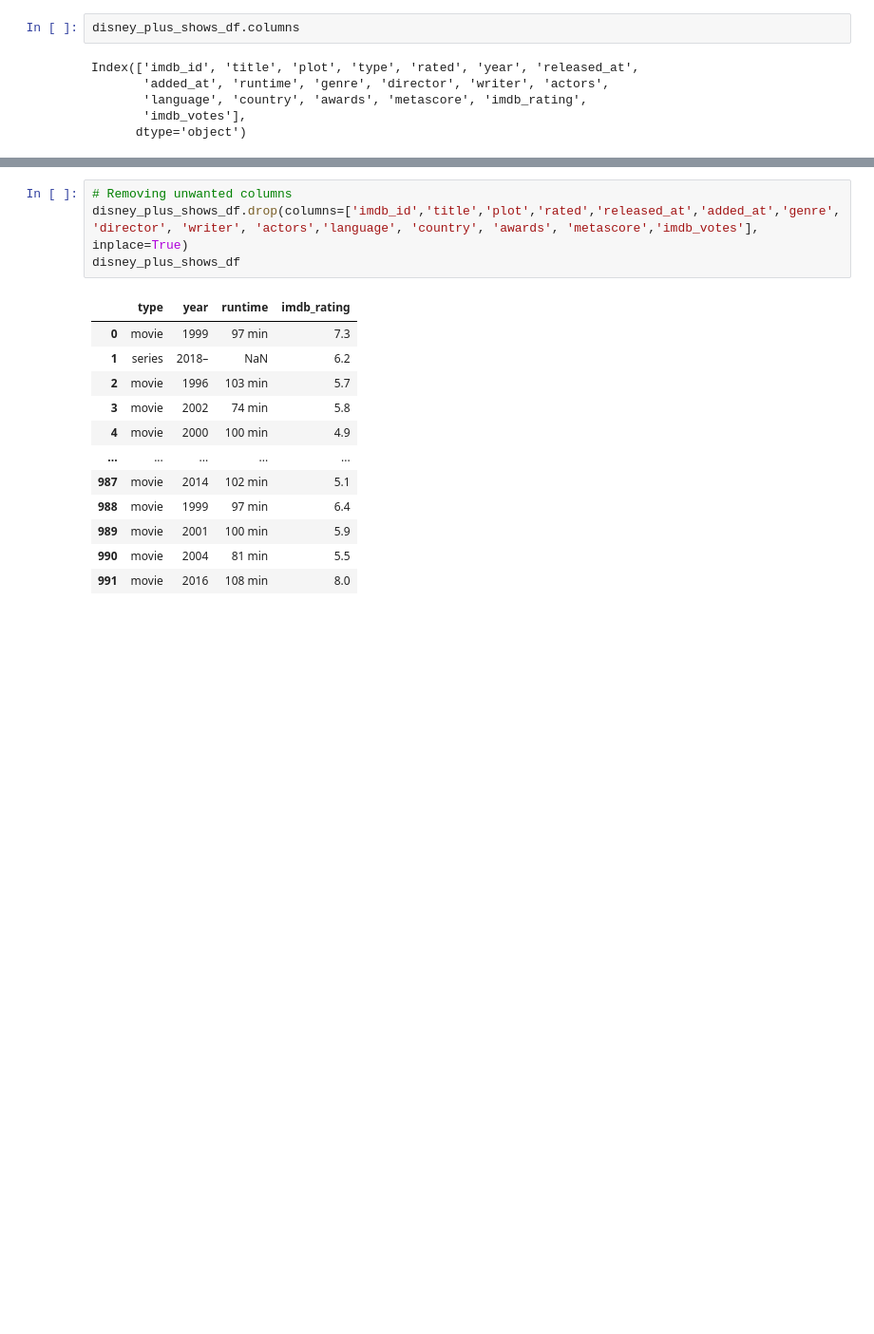
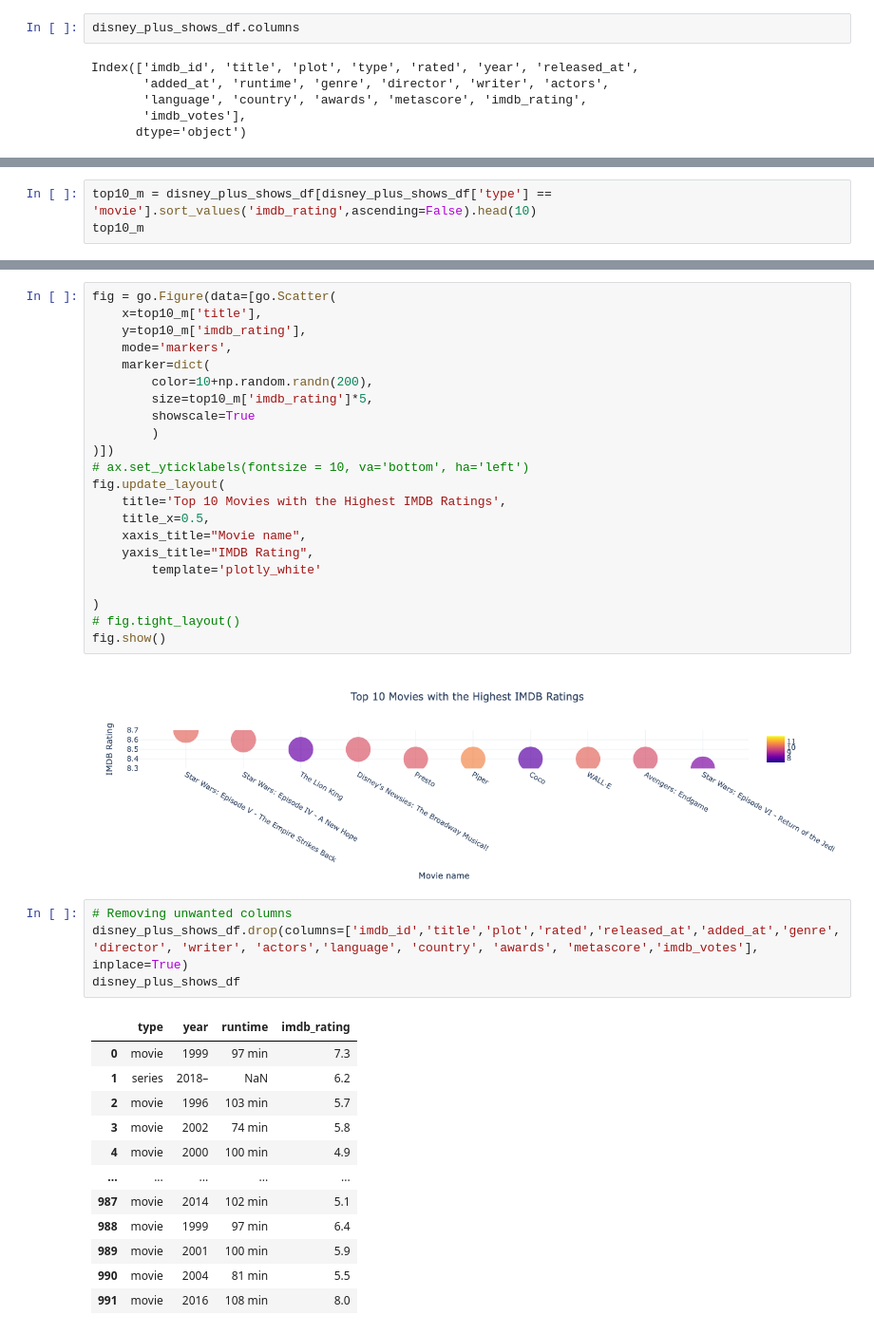
Before and after one commit to nithiyasuresh/Disney_project, a Jupyter notebook: initial.ipynb, the cells around one changed output, grey strips where cells are left out. Shown at 95% size. Cells and saved outputs as stored; diff of their text form; blank space fills up the shorter version.

```diff
--- a/initial.ipynb
+++ b/initial.ipynb
@@ -53,0 +113,3 @@ Index(['imdb_id', 'title', 'plot', 'type', 'rated', 'year', 'released_at',
+# %%
+top10_m = disney_plus_shows_df[disney_plus_shows_df['type'] == 'movie'].sort_values('imdb_rating',ascending=False).head(10)
+top10_m
@@ -54,3 +128,27 @@ Index(['imdb_id', 'title', 'plot', 'type', 'rated', 'year', 'released_at',
+# %%
+fig = go.Figure(data=[go.Scatter(
+    x=top10_m['title'],
+    y=top10_m['imdb_rating'],
+    mode='markers',
+    marker=dict(
+        color=10+np.random.randn(200),
+        size=top10_m['imdb_rating']*5,
+        showscale=True
+        )
+)])
+# ax.set_yticklabels(fontsize = 10, va='bottom', ha='left')
+fig.update_layout(
+    title='Top 10 Movies with the Highest IMDB Ratings',
+    title_x=0.5,
+    xaxis_title="Movie name",
+    yaxis_title="IMDB Rating",
+        template='plotly_white'
+
+)
+# fig.tight_layout()
+fig.show()
+# %% [output]
+[figure, added]
 # %%
 # Removing unwanted columns
 disney_plus_shows_df.drop(columns=['imdb_id','title','plot','rated','released_at','added_at','genre', 'director', 'writer', 'actors','language', 'country', 'awards', 'metascore','imdb_votes'], inplace=True)
```
Also changed, not shown: parts of 13 cells of this notebook.
